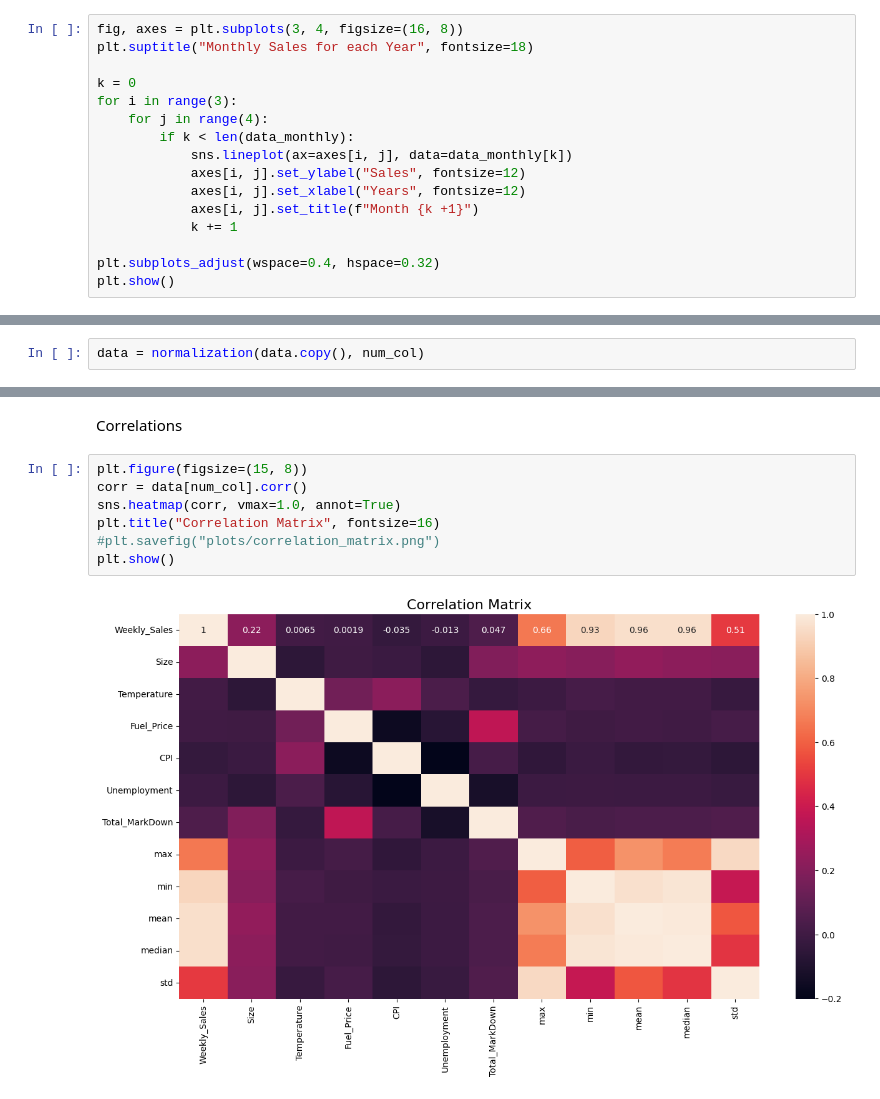
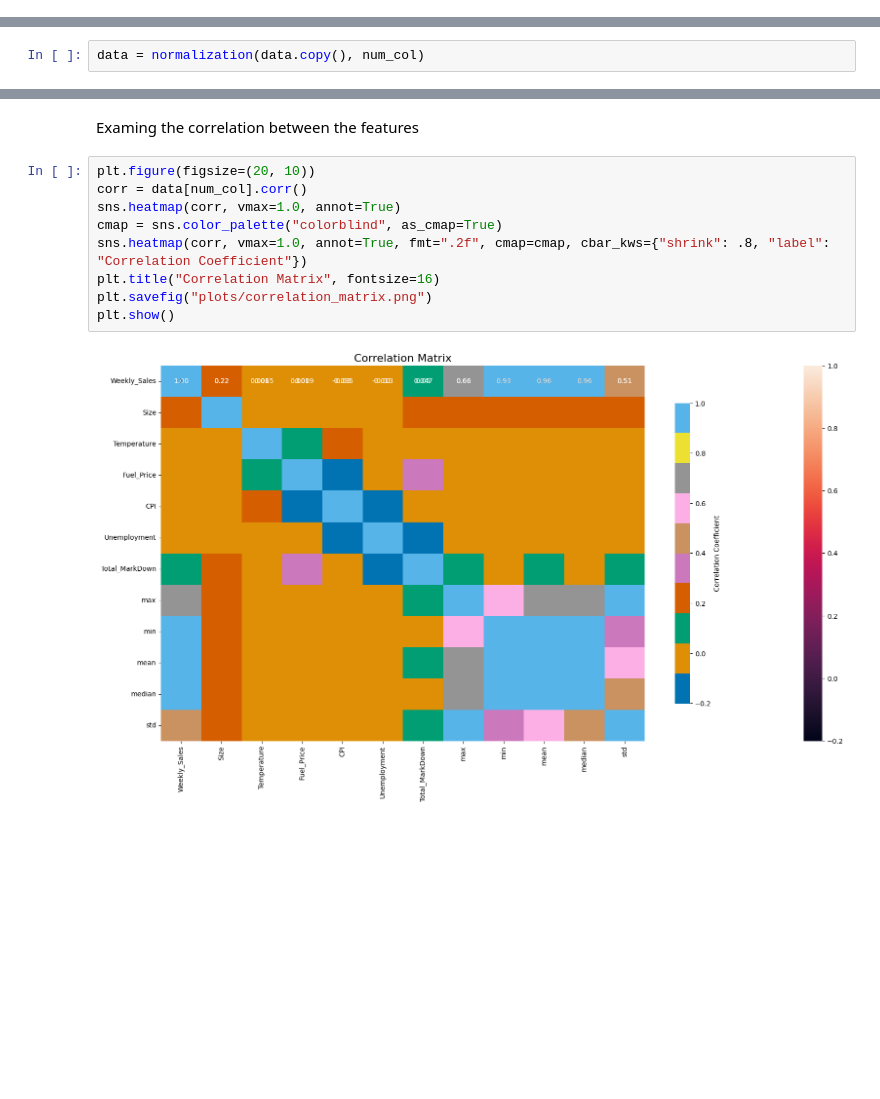
Before and after one commit to silas-ph/Project-2, a Jupyter notebook: sales_forecasting.ipynb, the cells around one changed output, grey strips where cells are left out. Saved outputs shown, nothing was run; the diff lists cells and outputs as text; blank space fills up the shorter version.

Commit message:
made changes to EDA and preprocessing the data.

```diff
--- a/sales_forecasting.ipynb
+++ b/sales_forecasting.ipynb
@@ -442,19 +482,3 @@ for i in range(3):
 plt.show()
 # %% [output]
 [figure]
-# %%
-fig, axes = plt.subplots(3, 4, figsize=(16, 8))
-plt.suptitle("Monthly Sales for each Year", fontsize=18)
-
-k = 0
-for i in range(3):
-    for j in range(4):
-        if k < len(data_monthly):
-            sns.lineplot(ax=axes[i, j], data=data_monthly[k])
-            axes[i, j].set_ylabel("Sales", fontsize=12)
-            axes[i, j].set_xlabel("Years", fontsize=12)
-            axes[i, j].set_title(f"Month {k +1}")
-            k += 1
-
-plt.subplots_adjust(wspace=0.4, hspace=0.32)
-plt.show()
@@ -628,11 +676,13 @@ data.head()
-# %% [markdown]
-Correlations
+# %% [markdown]
+Examing the correlation between the features
 # %%
-plt.figure(figsize=(15, 8))
+plt.figure(figsize=(20, 10))
 corr = data[num_col].corr()
 sns.heatmap(corr, vmax=1.0, annot=True)
+cmap = sns.color_palette("colorblind", as_cmap=True)
+sns.heatmap(corr, vmax=1.0, annot=True, fmt=".2f", cmap=cmap, cbar_kws={"shrink": .8, "label": "Correlation Coefficient"})
 plt.title("Correlation Matrix", fontsize=16)
-#plt.savefig("plots/correlation_matrix.png")
+plt.savefig("plots/correlation_matrix.png")
 plt.show()
 # %% [output]
-[figure, old version]
+[figure, new version]
```
Also changed, not shown: parts of 27 cells of this notebook, 7 other files.
